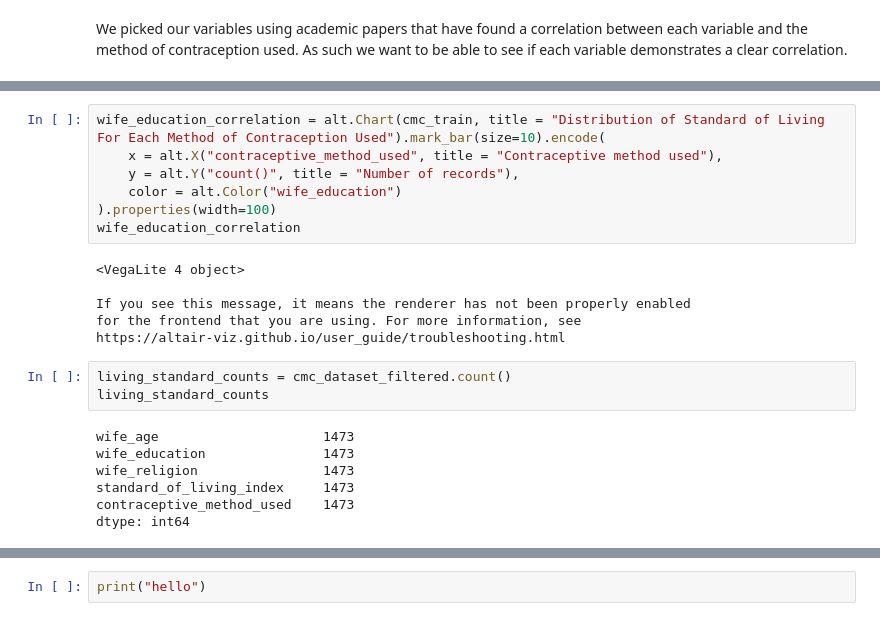
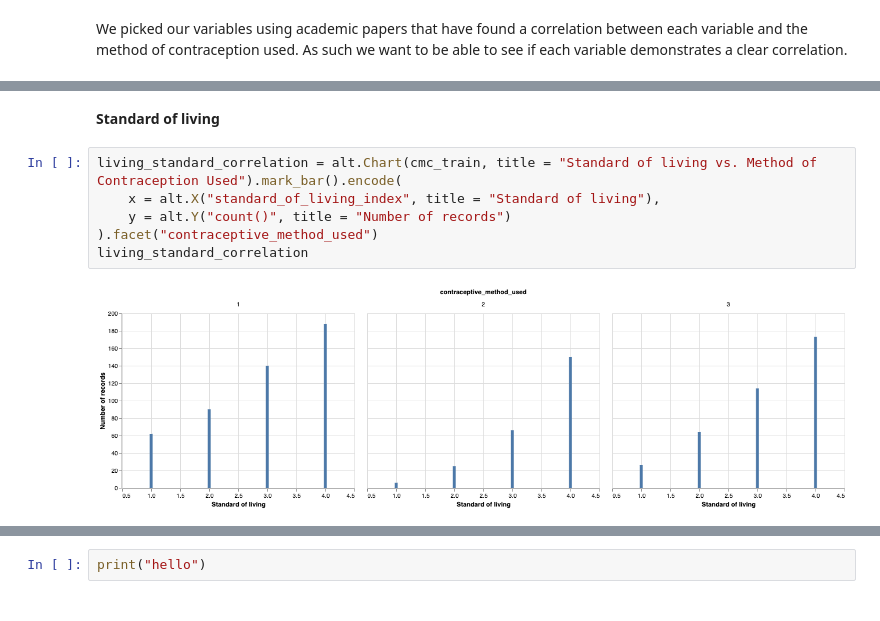
Before and after one commit to kennaroozendaal/DSCI-100-Group-Project-15-, a Jupyter notebook: Project/Project_proposal.ipynb, the cells around one changed output, grey strips where cells are left out. Cells and saved outputs as stored; diff of their text form.

```diff
--- a/Project/Project_proposal.ipynb
+++ b/Project/Project_proposal.ipynb
@@ -132,23 +173,10 @@ https://altair-viz.github.io/user_guide/troubleshooting.html
+# %% [markdown]
+**Standard of living**
 # %%
-wife_education_correlation = alt.Chart(cmc_train, title = "Distribution of Standard of Living For Each Method of Contraception Used").mark_bar(size=10).encode(
-    x = alt.X("contraceptive_method_used", title = "Contraceptive method used"),
-    y = alt.Y("count()", title = "Number of records"),
-    color = alt.Color("wife_education")
-).properties(width=100)
-wife_education_correlation
+living_standard_correlation = alt.Chart(cmc_train, title = "Standard of living vs. Method of Contraception Used").mark_bar().encode(
+    x = alt.X("standard_of_living_index", title = "Standard of living"),
+    y = alt.Y("count()", title = "Number of records")
+).facet("contraceptive_method_used")
+living_standard_correlation
 # %% [output]
-<VegaLite 4 object>
-
-If you see this message, it means the renderer has not been properly enabled
-for the frontend that you are using. For more information, see
-https://altair-viz.github.io/user_guide/troubleshooting.html
+[figure, added]
-# %%
-living_standard_counts = cmc_dataset_filtered.count()
-living_standard_counts
-# %% [output]
-wife_age                     1473
-wife_education               1473
-wife_religion                1473
-standard_of_living_index     1473
-contraceptive_method_used    1473
-dtype: int64
```
Also changed, not shown: parts of 17 cells of this notebook.
